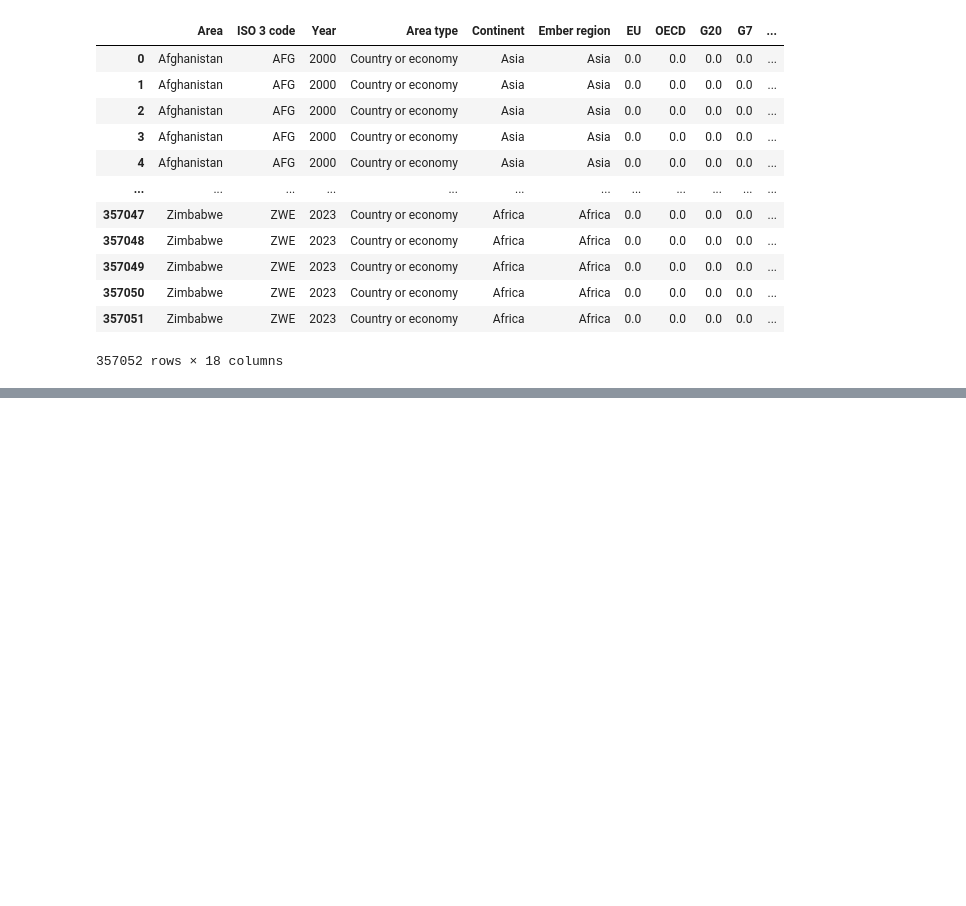
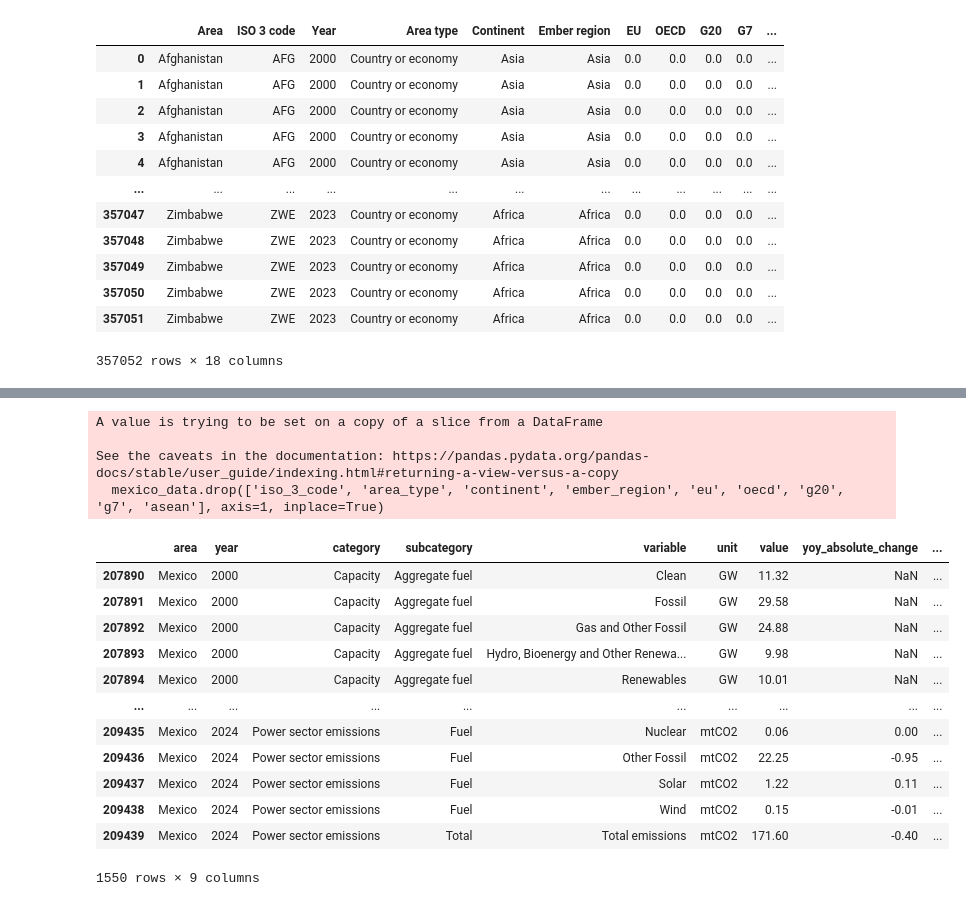
Before and after one commit to jorgecontrerasostos/energy-transition-tracker, a Jupyter notebook: data_exploration.ipynb, the cells around one changed output, grey strips where cells are left out. Drawn from its saved outputs; the diff is of its cells as text; code cells hidden in the pictures; blank space fills up the shorter version.

```diff
--- a/data_exploration.ipynb
+++ b/data_exploration.ipynb
@@ -20,0 +58,7 @@ df
+# %%
+def format_columns(column: str) -> str:
+    column = column.lower().split(' ')
+    return '_'.join(column)
+
+mexico_data.columns = [format_columns(column) for column in mexico_data.columns]
+mexico_data.head()
@@ -20,0 +72,23 @@ df
+# %%
+mexico_data.drop(['iso_3_code', 'area_type', 'continent', 'ember_region', 'eu', 'oecd', 'g20', 'g7', 'asean'], axis=1, inplace=True)
+# %% [output]
+A value is trying to be set on a copy of a slice from a DataFrame
+
+See the caveats in the documentation: https://pandas.pydata.org/pandas-docs/stable/user_guide/indexing.html#returning-a-view-versus-a-copy
+  mexico_data.drop(['iso_3_code', 'area_type', 'continent', 'ember_region', 'eu', 'oecd', 'g20', 'g7', 'asean'], axis=1, inplace=True)
+# %%
+mexico_data
+# %% [output]
+|  | area | year | category | subcategory | variable | unit | value | yoy_absolute_change | ... |
+| 207890 | Mexico | 2000 | Capacity | Aggregate fuel | Clean | GW | 11.32 | NaN | ... |
+| 207891 | Mexico | 2000 | Capacity | Aggregate fuel | Fossil | GW | 29.58 | NaN | ... |
+| 207892 | Mexico | 2000 | Capacity | Aggregate fuel | Gas and Other Fossil | GW | 24.88 | NaN | ... |
+| 207893 | Mexico | 2000 | Capacity | Aggregate fuel | Hydro, Bioenergy and Other Renewa... | GW | 9.98 | NaN | ... |
+| 207894 | Mexico | 2000 | Capacity | Aggregate fuel | Renewables | GW | 10.01 | NaN | ... |
+| ... | ... | ... | ... | ... | ... | ... | ... | ... | ... |
+| 209435 | Mexico | 2024 | Power sector emissions | Fuel | Nuclear | mtCO2 | 0.06 | 0.00 | ... |
+| 209436 | Mexico | 2024 | Power sector emissions | Fuel | Other Fossil | mtCO2 | 22.25 | -0.95 | ... |
+| 209437 | Mexico | 2024 | Power sector emissions | Fuel | Solar | mtCO2 | 1.22 | 0.11 | ... |
+| 209438 | Mexico | 2024 | Power sector emissions | Fuel | Wind | mtCO2 | 0.15 | -0.01 | ... |
+| 209439 | Mexico | 2024 | Power sector emissions | Total | Total emissions | mtCO2 | 171.60 | -0.40 | ... |
+1550 rows × 9 columns
```
Also changed, not shown: parts of 4 cells of this notebook, 4 other files.
